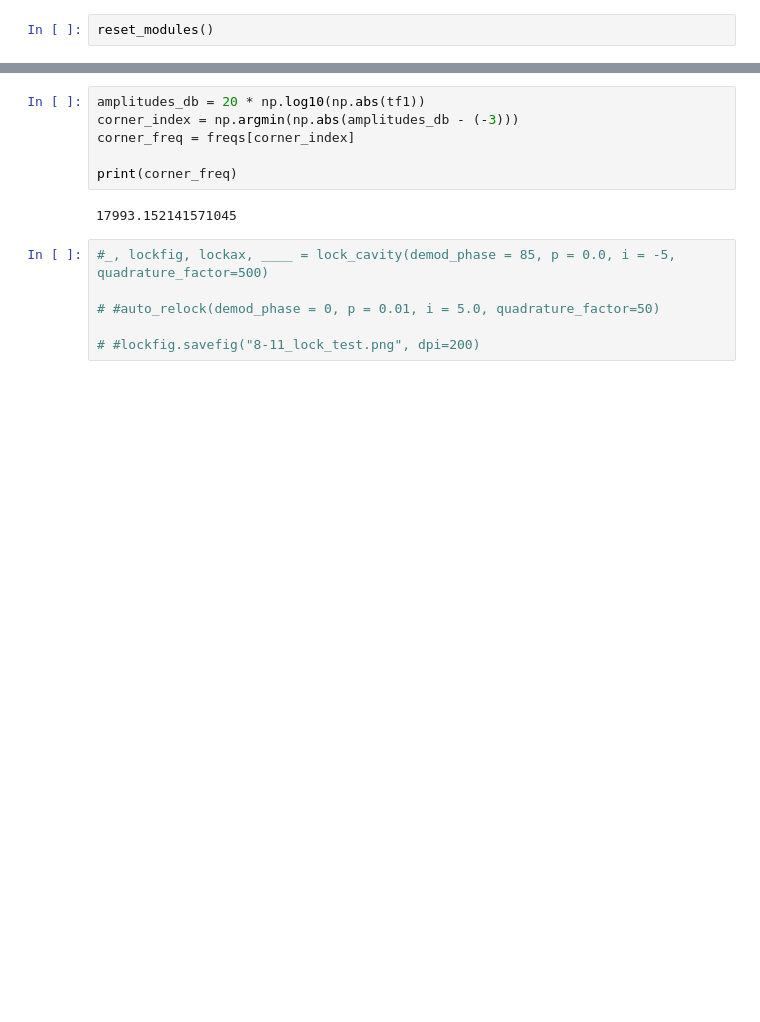
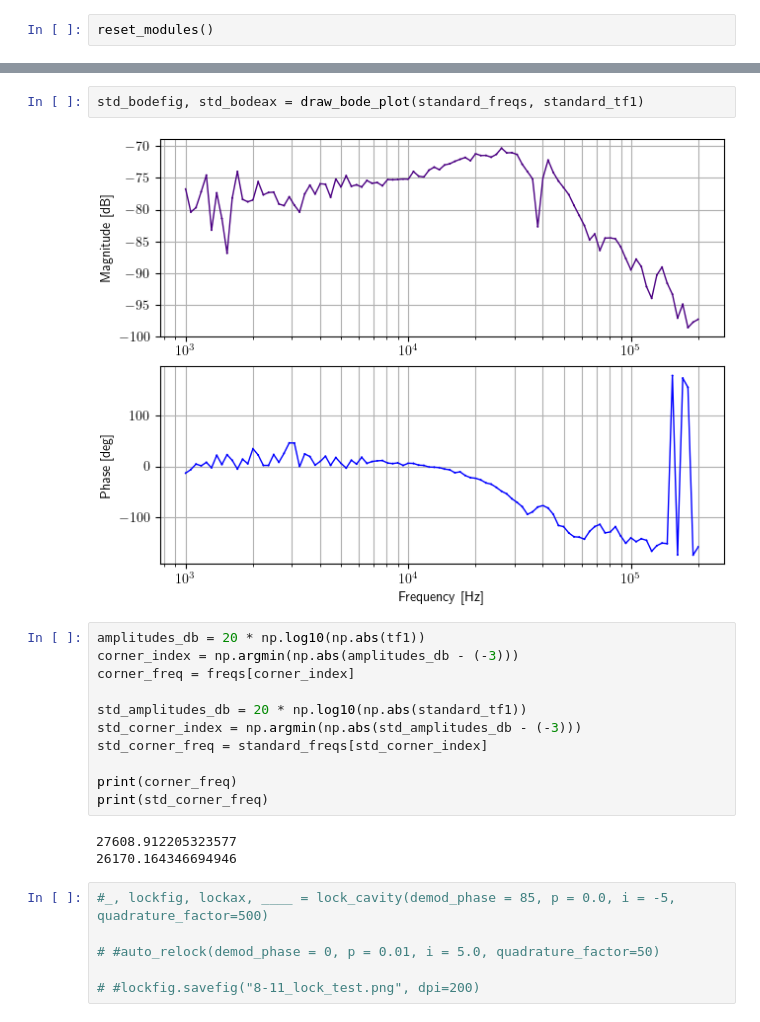
Before and after one commit to q-ifo/Red-Pitaya, a Jupyter notebook: pyrpl_locker.ipynb, the cells around one changed output, grey strips where cells are left out. Drawn from its saved outputs; the diff is of its cells as text; blank space fills up the shorter version.

```diff
--- a/pyrpl_locker.ipynb
+++ b/pyrpl_locker.ipynb
@@ -483,11 +484,21 @@ bodefig.savefig("custom_bode_plot.png", dpi=400)
+# %%
+std_bodefig, std_bodeax = draw_bode_plot(standard_freqs, standard_tf1)
+# %% [output]
+[figure, added]
 # %%
 amplitudes_db = 20 * np.log10(np.abs(tf1))
 corner_index = np.argmin(np.abs(amplitudes_db - (-3)))
 corner_freq = freqs[corner_index]
 
+std_amplitudes_db = 20 * np.log10(np.abs(standard_tf1))
+std_corner_index = np.argmin(np.abs(std_amplitudes_db - (-3)))
+std_corner_freq = standard_freqs[std_corner_index]
+
 print(corner_freq)
+print(std_corner_freq)
 # %% [output]
-17993.152141571045
+27608.912205323577
+26170.164346694946
 # %%
 #_, lockfig, lockax, ____ = lock_cavity(demod_phase = 85, p = 0.0, i = -5, quadrature_factor=500)
 
```
Also changed, not shown: parts of 6 cells of this notebook.
